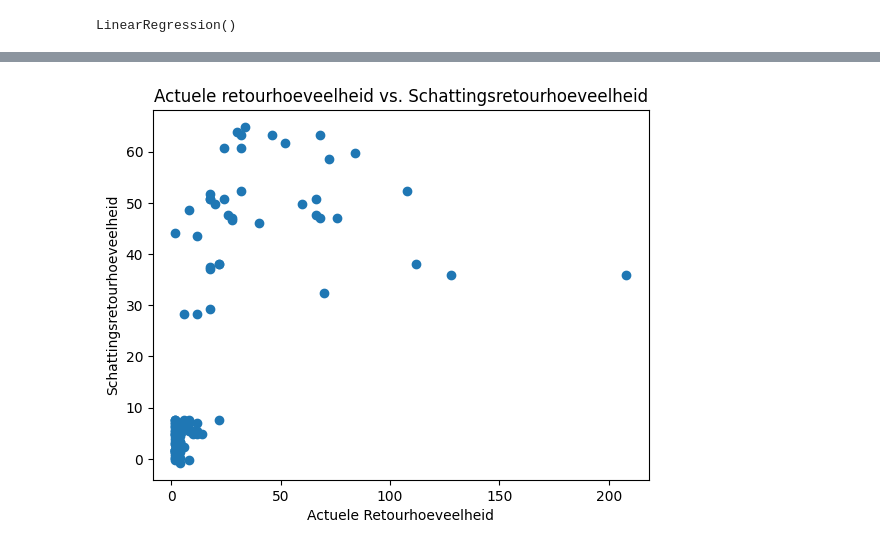
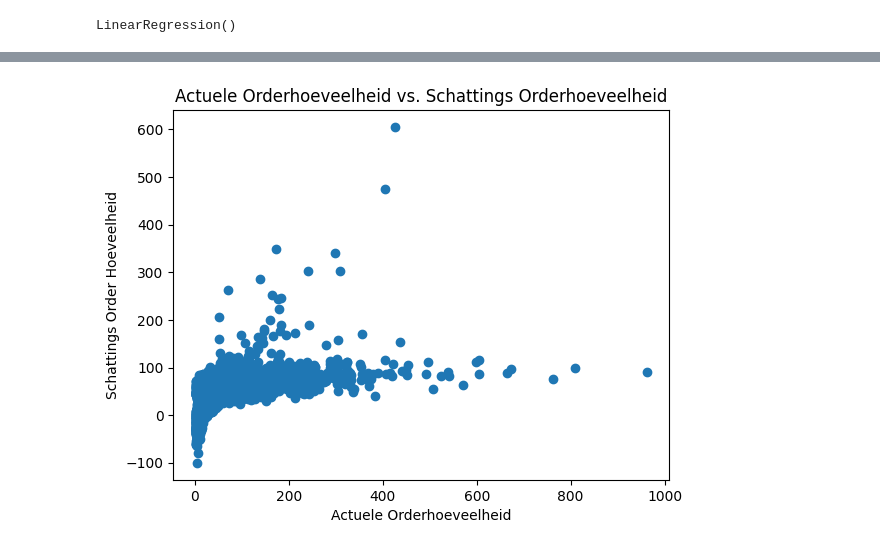
Before and after one commit to NoahGram/Johari_Venster, a Jupyter notebook: week_8/src/PR8-1.ipynb, the cells around one changed output, grey strips where cells are left out. Cells and saved outputs as stored; diff of their text form; code cells hidden in the pictures.

```diff
--- a/week_8/src/PR8-1.ipynb
+++ b/week_8/src/PR8-1.ipynb
@@ -75,0 +51,11 @@ df.head()
+# %%
+# Concatenate the original dataframe with the dummies dataframe
+df = pd.concat([df, dummies_dataframe], axis=1)
+
+# Drop the original timestamp column
+df = df.drop(columns=['ORDER_timestamp'])
+
+# Adjust column order
+df = df.loc[:, ['ORDER_DETAILS_id', 'ORDER_PRODUCT_id', 'ORDER_STAFF_id', 'ORDER_METHOD_id', 'ORDER_RETAILER_id', 'ORDER_PRODUCT_margin', 'ORDER_unit_cost', 'ORDER_unit_sale', 'ORDER_PRODUCT_cost', 'ORDER_total_profit', 'ORDER_total_price_before_sales', 'ORDER_total_price_after_sales', 'ORDER_total_sale_amount', 'ORDER_quantity'] + list(dummies_dataframe.columns)]
+
+df.head()
@@ -76,7 +70,7 @@ df.head()
 # %% [markdown]
 # Verticaal en horizontaal snijden
 # %%
-X = df.drop('RETURNED_quantity', axis=1) # Onafhankelijke variabelen
-y = df.loc[:, ['RETURNED_quantity']] # Afhankelijke variabele
-X.head()
+X = df.drop('ORDER_quantity', axis=1) # Onafhankelijke variabelen
+y = df.loc[:, ['ORDER_quantity']] # Afhankelijke variabele
+y.head()
 # %% [output]
@@ -125,5 +109,5 @@ array([[ 5.91879249],
 # %%
 prediction_df = pd.DataFrame(y_pred) # Voorspellingen in dataframe zetten
-prediction_df = prediction_df.rename(columns={0: 'Predicted_Return_Quantity'}) # Kolomnaam aanpassen
+prediction_df = prediction_df.rename(columns={0: 'Predicted_Order_Quantity'}) # Kolomnaam aanpassen
 prediction_df.head()
 # %% [output]
@@ -136,5 +120,5 @@ prediction_df.head()
 # %%
-y_test_prediction_merge = pd.concat([y_test.reset_index()['RETURNED_quantity'], prediction_df], axis=1) # Voorspellingen en echte waarden samenvoegen
-y_test_prediction_merge.loc[y_test_prediction_merge['Predicted_Return_Quantity'].notna(), :] # Alleen de voorspellingen tonen
-y_test_prediction_merge.head()
+y_test_prediction_merge = pd.concat([y_test.reset_index()['ORDER_quantity'], prediction_df], axis=1) # Voorspellingen en echte waarden samenvoegen
+y_test_prediction_merge.loc[y_test_prediction_merge['Predicted_Order_Quantity'].notna(), :] # Alleen de voorspellingen tonen
+y_test_prediction_merge
 # %% [output]
@@ -147,11 +138,11 @@ y_test_prediction_merge.head()
 # %%
-plt.scatter(y_test_prediction_merge['RETURNED_quantity'], y_test_prediction_merge['Predicted_Return_Quantity']) # Scatterplot
-plt.xlabel('Actuele Retourhoeveelheid')
-plt.ylabel('Schattingsretourhoeveelheid')
-plt.title('Actuele retourhoeveelheid vs. Schattingsretourhoeveelheid')
+plt.scatter(y_test_prediction_merge['ORDER_quantity'], y_test_prediction_merge['Predicted_Order_Quantity']) # Scatterplot
+plt.xlabel('Actuele Orderhoeveelheid')
+plt.ylabel('Schattings Order Hoeveelheid')
+plt.title('Actuele Orderhoeveelheid vs. Schattings Orderhoeveelheid')
 plt.show()
 # %% [output]
-[figure, old version]
+[figure, new version]
 # %%
 mean_squared_error(y_test, y_pred) # Mean Squared Error, lager is beter
 # %% [output]
```
Also changed, not shown: parts of 14 cells of this notebook.
